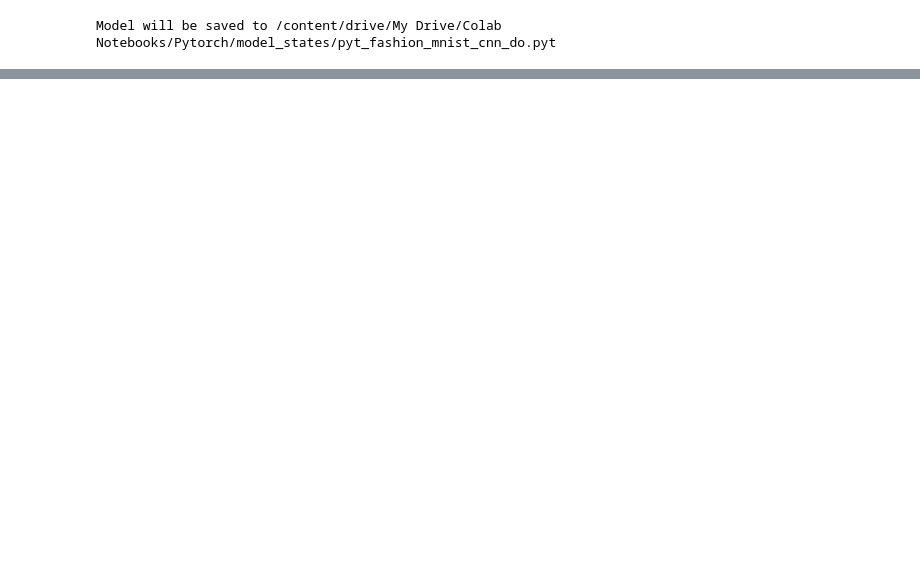
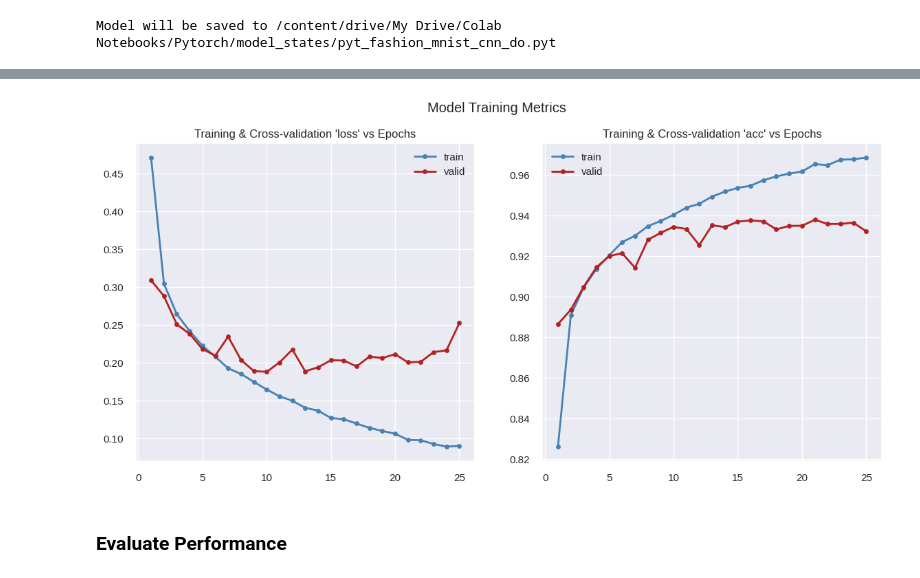
Before and after one commit to mjbhobe/dl-pytorch, a Jupyter notebook: pyt_fashion_mnist - Part2.ipynb, the cells around one changed output, grey strips where cells are left out. Cells and saved outputs as stored; diff of their text form; code cells hidden in the pictures; blank space fills up the shorter version.

```diff
--- a/pyt_fashion_mnist - Part2.ipynb
+++ b/pyt_fashion_mnist - Part2.ipynb
@@ -620,6 +418,0 @@ In this section, we'll combine both the techniques above to check performance of
-# %%
-# some globals
-IMAGE_HEIGHT, IMAGE_WIDTH, NUM_CHANNELS, NUM_CLASSES = 28, 28, 1, 10
-NUM_EPOCHS, BATCH_SIZE, LEARNING_RATE, L2_REG = 35, 128, 0.001, 0.0010
-PY_MODEL_SAVE_PATH_L2_DO = os.path.join(MODEL_SAVE_DIR, 'pyt_fashion_mnist_cnn_l2_do.pyt')
-print(f"Model will be saved to {PY_MODEL_SAVE_PATH_L2_DO}")
@@ -798,0 +469,3 @@ Displaying sample predictions...
+# %%
+model = FMNistNetDO().to(DEVICE)
+print(torchsummary.summary(model, (NUM_CHANNELS, IMAGE_WIDTH, IMAGE_HEIGHT)))
@@ -798,0 +492,12 @@ Displaying sample predictions...
+# %%
+loss_fn = nn.CrossEntropyLoss()
+metrics_map = {
+    "acc": torchmetrics.classification.MulticlassAccuracy(num_classes=NUM_CLASSES)
+}
+trainer = t3.Trainer(
+    loss_fn = loss_fn, device=DEVICE, metrics_map = metrics_map,
+    epochs=NUM_EPOCHS, batch_size=BATCH_SIZE
+)
+optimizer = optim.Adam(params=model.parameters(), lr=LEARNING_RATE) #, weight_decay=L2_REG)
+# %%
+hist = trainer.fit(model, optimizer, train_dataset, validation_dataset=val_dataset)
@@ -798,0 +522,6 @@ Displaying sample predictions...
+# %%
+hist.plot_metrics(title = "Model Training Metrics", fig_size = (14, 6))
+# %% [output]
+[figure, added]
+# %% [markdown]
+### Evaluate Performance
```
Also changed, not shown: parts of 81 cells of this notebook, 8 other files.
